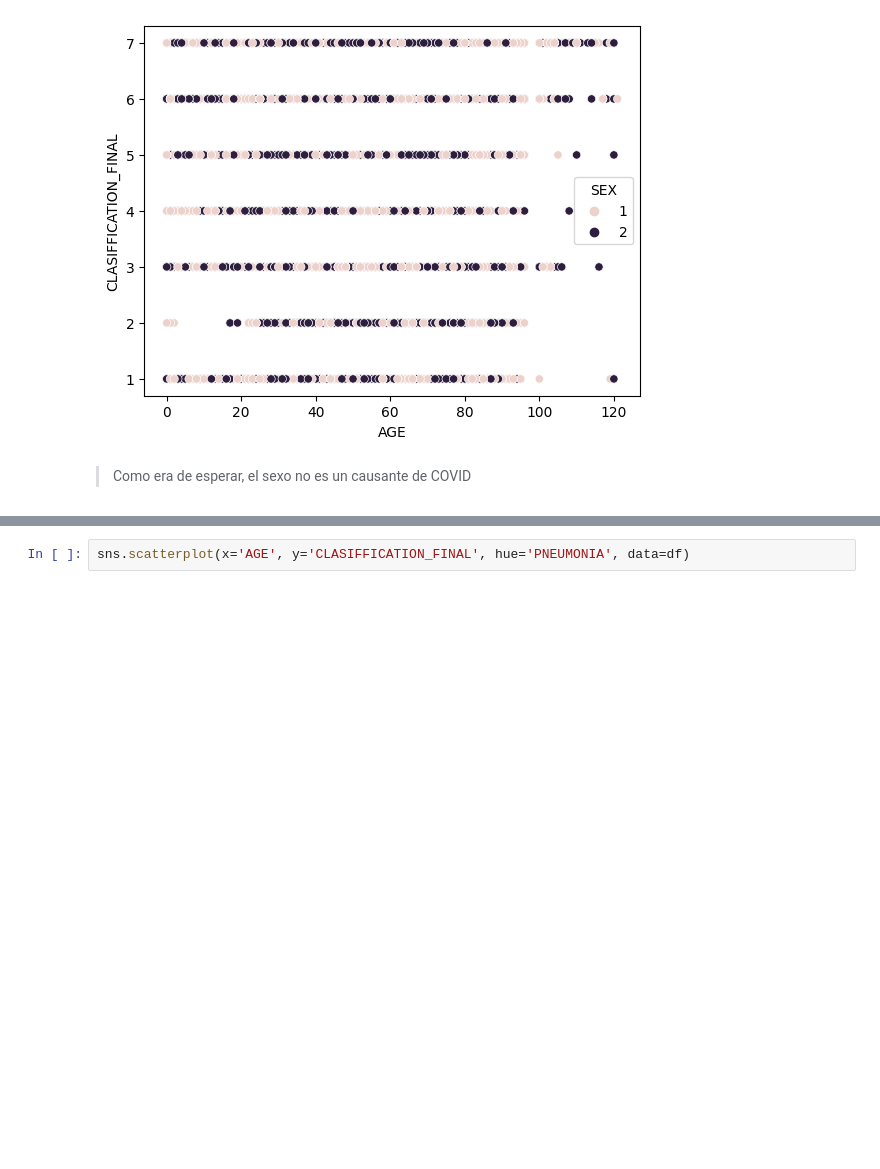
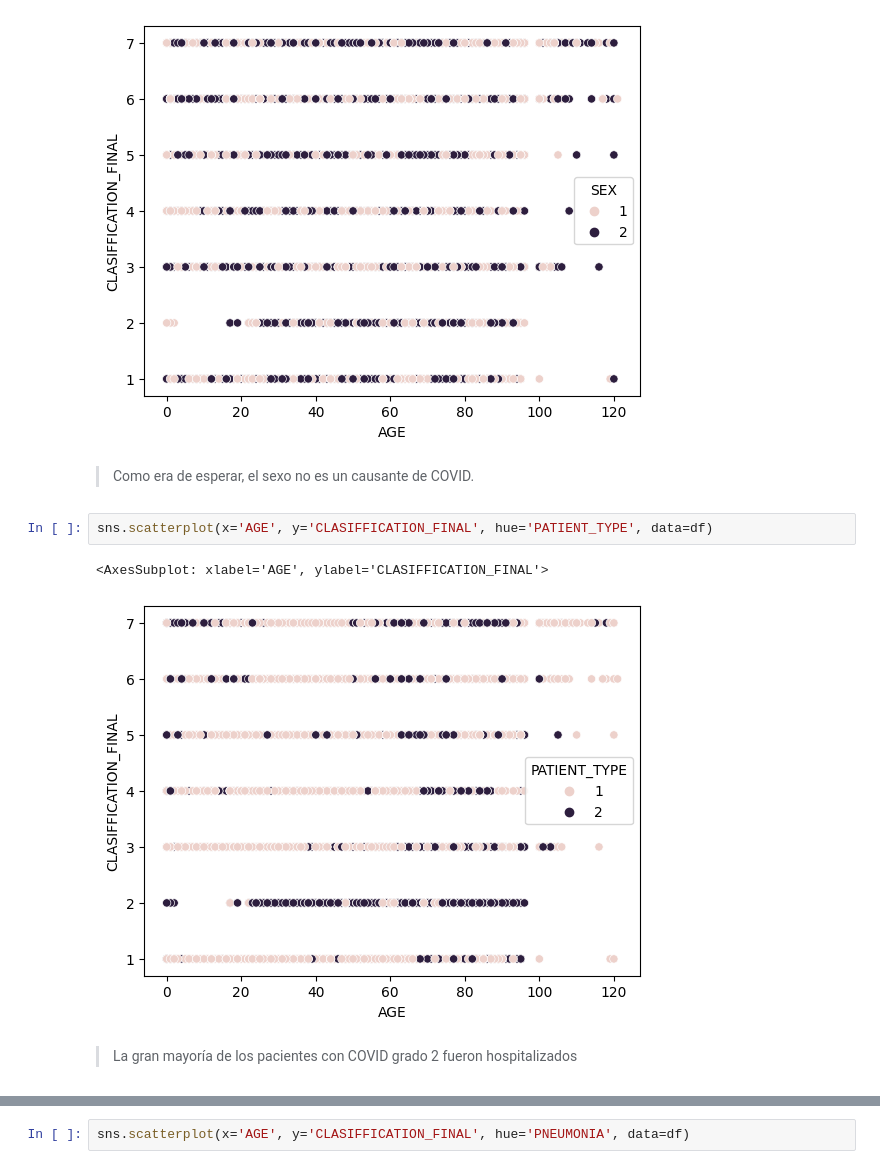
Before and after one commit to Ssutssimer/miniproject_data-science, a Jupyter notebook: miniproject-data-science.ipynb, the cells around one changed output, grey strips where cells are left out. Cells and saved outputs as stored; diff of their text form; blank space fills up the shorter version.

```diff
--- a/miniproject-data-science.ipynb
+++ b/miniproject-data-science.ipynb
@@ -106,4 +92,11 @@ sns.scatterplot(x='AGE', y='CLASIFFICATION_FINAL', hue='SEX', data=df)
 <AxesSubplot: xlabel='AGE', ylabel='CLASIFFICATION_FINAL'>
 [figure]
 # %% [markdown]
-> Como era de esperar, el sexo no es un causante de COVID
+> Como era de esperar, el sexo no es un causante de COVID.
+# %%
+sns.scatterplot(x='AGE', y='CLASIFFICATION_FINAL', hue='PATIENT_TYPE', data=df)
+# %% [output]
+<AxesSubplot: xlabel='AGE', ylabel='CLASIFFICATION_FINAL'>
+[figure, added]
+# %% [markdown]
+> La gran mayoría de los pacientes con COVID grado 2 fueron hospitalizados
```
Also changed, not shown: parts of 45 cells of this notebook.
